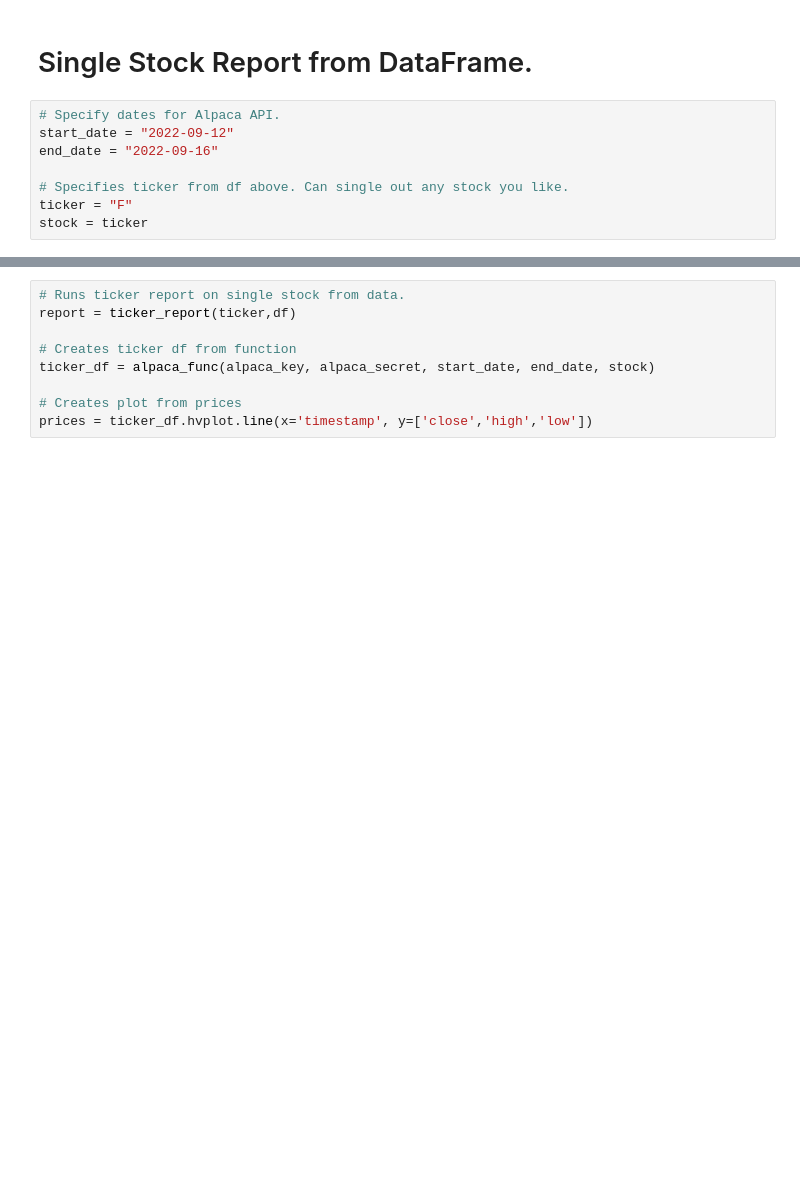
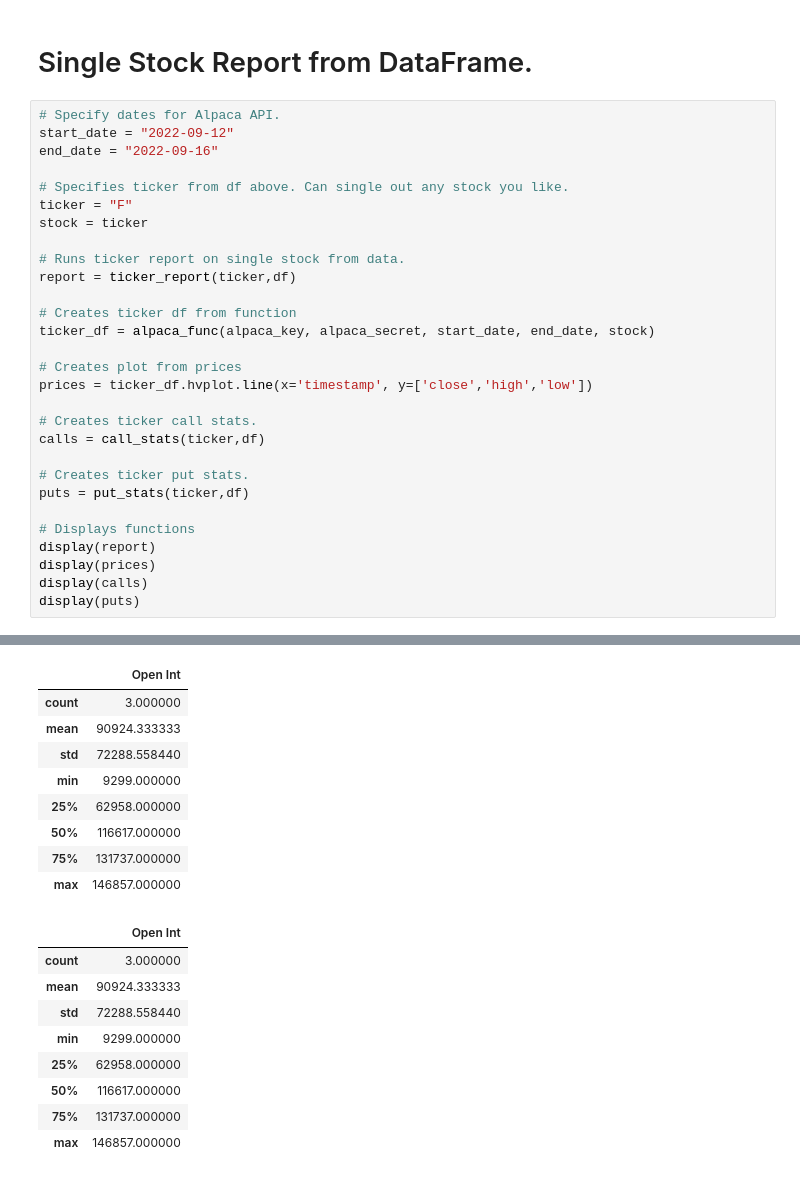
Before and after one commit to Latnid/FinTechProjects, a Jupyter notebook: One/app.ipynb, the cells around one changed output, grey strips where cells are left out. Saved outputs shown, nothing was run; the diff lists cells and outputs as text; blank space fills up the shorter version.

Commit message:
updated reporting before saving to PP

```diff
--- a/One/app.ipynb
+++ b/One/app.ipynb
@@ -92,3 +97,25 @@ end_date = "2022-09-16"
 # Specifies ticker from df above. Can single out any stock you like.
 ticker = "F"
 stock = ticker
+
+# Runs ticker report on single stock from data.
+report = ticker_report(ticker,df)
+
+# Creates ticker df from function
+ticker_df = alpaca_func(alpaca_key, alpaca_secret, start_date, end_date, stock)
+
+# Creates plot from prices
+prices = ticker_df.hvplot.line(x='timestamp', y=['close','high','low'])
+
+# Creates ticker call stats.
+calls = call_stats(ticker,df)
+
+# Creates ticker put stats.
+puts = put_stats(ticker,df)
+
+# Displays functions
+display(report)
+display(prices)
+display(calls)
+display(puts)
+# %% [output]
@@ -95,9 +124,18 @@ stock = ticker
+|  | Open Int |
+| count | 3.000000 |
+| mean | 90924.333333 |
+| std | 72288.558440 |
+| min | 9299.000000 |
+| 25% | 62958.000000 |
+| 50% | 116617.000000 |
+| 75% | 131737.000000 |
+| max | 146857.000000 |
+|  | Open Int |
+| count | 3.000000 |
+| mean | 90924.333333 |
+| std | 72288.558440 |
+| min | 9299.000000 |
+| 25% | 62958.000000 |
+| 50% | 116617.000000 |
+| 75% | 131737.000000 |
+| max | 146857.000000 |
-# %%
-# Runs ticker report on single stock from data.
-report = ticker_report(ticker,df)
-
-# Creates ticker df from function
-ticker_df = alpaca_func(alpaca_key, alpaca_secret, start_date, end_date, stock)
-
-# Creates plot from prices
-prices = ticker_df.hvplot.line(x='timestamp', y=['close','high','low'])
```
Also changed, not shown: parts of 9 cells of this notebook, 2 other files.
